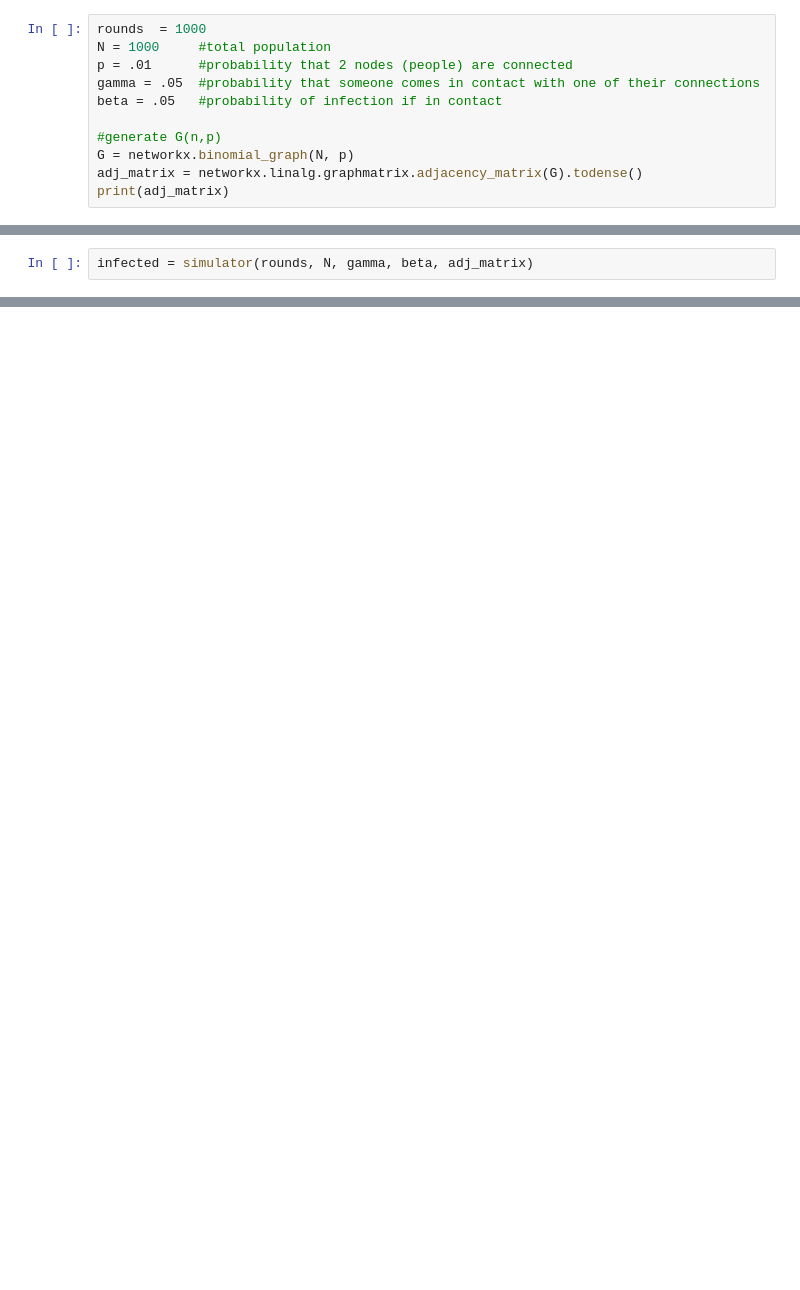
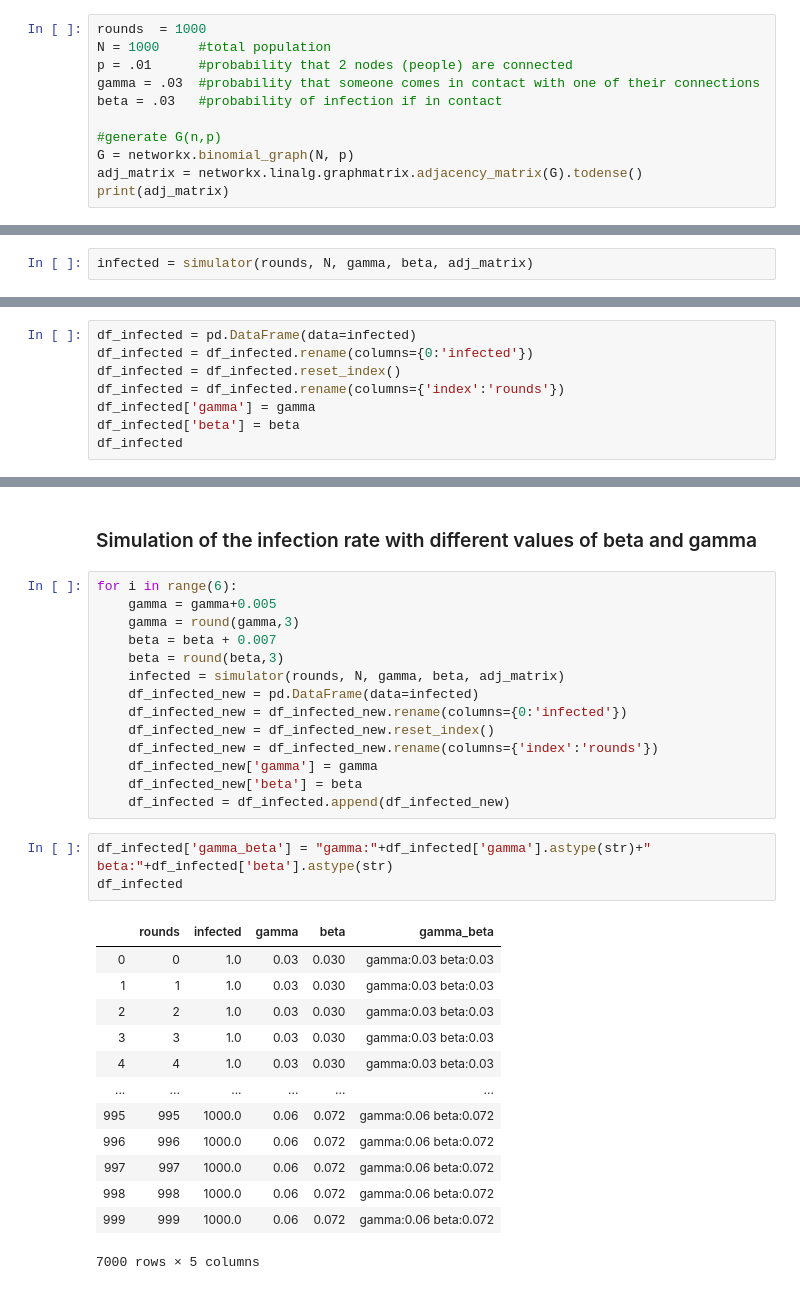
Before and after one commit to andykawabata/Network-Analysis, a Jupyter notebook: QuestionA.ipynb, the cells around one changed output, grey strips where cells are left out. Saved outputs shown, nothing was run; the diff lists cells and outputs as text; blank space fills up the shorter version.

Commit message:
Adding simulation for differnt values of beta and gamma

```diff
--- a/QuestionA.ipynb
+++ b/QuestionA.ipynb
@@ -7,8 +17,8 @@ import matplotlib.pyplot as plt
 rounds  = 1000
 N = 1000     #total population
 p = .01      #probability that 2 nodes (people) are connected
-gamma = .05  #probability that someone comes in contact with one of their connections
-beta = .05   #probability of infection if in contact
+gamma = .03  #probability that someone comes in contact with one of their connections
+beta = .03   #probability of infection if in contact
 
 #generate G(n,p)
 G = networkx.binomial_graph(N, p)
@@ -53,0 +61,8 @@ plt.show()
+# %%
+df_infected = pd.DataFrame(data=infected)
+df_infected = df_infected.rename(columns={0:'infected'})
+df_infected = df_infected.reset_index()
+df_infected = df_infected.rename(columns={'index':'rounds'})
+df_infected['gamma'] = gamma
+df_infected['beta'] = beta
+df_infected
@@ -53,0 +83,33 @@ plt.show()
+# %% [markdown]
+### Simulation of the infection rate with different values of beta and gamma
+# %%
+for i in range(6):
+    gamma = gamma+0.005
+    gamma = round(gamma,3)
+    beta = beta + 0.007
+    beta = round(beta,3)
+    infected = simulator(rounds, N, gamma, beta, adj_matrix)
+    df_infected_new = pd.DataFrame(data=infected)
+    df_infected_new = df_infected_new.rename(columns={0:'infected'})
+    df_infected_new = df_infected_new.reset_index()
+    df_infected_new = df_infected_new.rename(columns={'index':'rounds'})
+    df_infected_new['gamma'] = gamma
+    df_infected_new['beta'] = beta
+    df_infected = df_infected.append(df_infected_new)
+# %%
+df_infected['gamma_beta'] = "gamma:"+df_infected['gamma'].astype(str)+" beta:"+df_infected['beta'].astype(str)
+df_infected
+# %% [output]
+|  | rounds | infected | gamma | beta | gamma_beta |
+| 0 | 0 | 1.0 | 0.03 | 0.030 | gamma:0.03 beta:0.03 |
+| 1 | 1 | 1.0 | 0.03 | 0.030 | gamma:0.03 beta:0.03 |
+| 2 | 2 | 1.0 | 0.03 | 0.030 | gamma:0.03 beta:0.03 |
+| 3 | 3 | 1.0 | 0.03 | 0.030 | gamma:0.03 beta:0.03 |
+| 4 | 4 | 1.0 | 0.03 | 0.030 | gamma:0.03 beta:0.03 |
+| ... | ... | ... | ... | ... | ... |
+| 995 | 995 | 1000.0 | 0.06 | 0.072 | gamma:0.06 beta:0.072 |
+| 996 | 996 | 1000.0 | 0.06 | 0.072 | gamma:0.06 beta:0.072 |
+| 997 | 997 | 1000.0 | 0.06 | 0.072 | gamma:0.06 beta:0.072 |
+| 998 | 998 | 1000.0 | 0.06 | 0.072 | gamma:0.06 beta:0.072 |
+| 999 | 999 | 1000.0 | 0.06 | 0.072 | gamma:0.06 beta:0.072 |
+7000 rows × 5 columns
```
Also changed, not shown: parts of 8 cells of this notebook.
